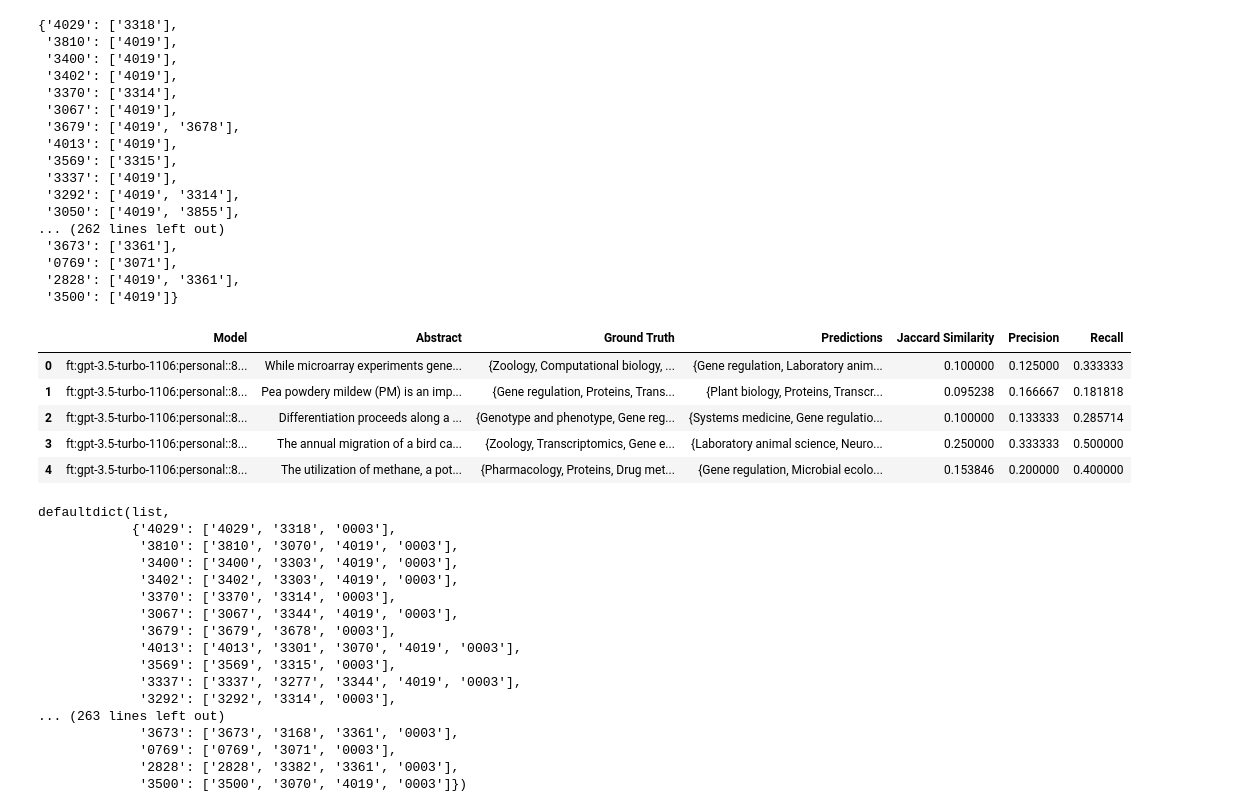
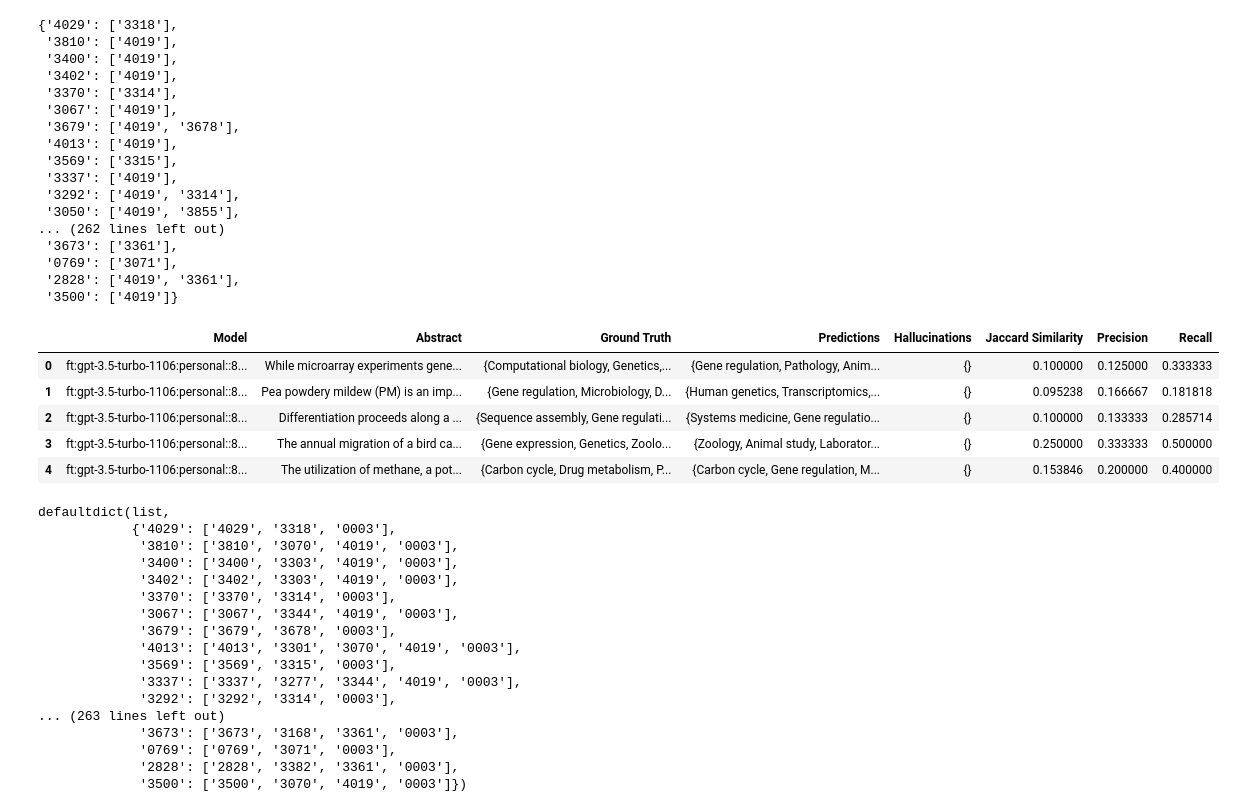
Before and after one commit to ZubairQazi/NDE-GPT, a Jupyter notebook: scoring.ipynb, the cells around one changed output. Saved outputs shown, nothing was run; the diff lists cells and outputs as text; code cells hidden in the pictures.

```diff
--- a/scoring.ipynb
+++ b/scoring.ipynb
@@ -331,7 +95,7 @@ def calculate_precision_recall_per_row(ground_truth, predictions):
     return precision_per_row, recall_per_row
 
 
-precision, recall = calculate_precision_recall_per_row(gpt_output['New Ground Truth'], gpt_output['Predictions'])
+precision, recall = calculate_precision_recall_per_row(gpt_output['Ground Truth'], gpt_output['Predictions'])
 
 print(f'Precision: {precision}')
 print(f'Recall: {recall}')
@@ -361,10 +125,10 @@ def find_added_missing_labels(ground_truth, predictions):
 
     return added_labels_per_row, missing_labels_per_row
 
-added_labels_per_row, missing_labels_per_row = find_added_missing_labels(gpt_output['New Ground Truth'], gpt_output['Predictions'])
+added_labels_per_row, missing_labels_per_row = find_added_missing_labels(gpt_output['Ground Truth'], gpt_output['Predictions'])
 # %%
-gpt_output['Added Labels (Predictions against New Ground Truth)'] = added_labels_per_row
-gpt_output['Missing Labels (Predictions against New Ground Truth)'] = missing_labels_per_row
+gpt_output['Added Labels (Predictions against Ground Truth)'] = added_labels_per_row
+gpt_output['Missing Labels (Predictions against Ground Truth)'] = missing_labels_per_row
 # %%
 # Set the reference model name you want to compare others against
 reference_model_name = 'gpt-3.5-turbo'
@@ -598,17 +362,16 @@ topic_subtree_dict
  '0769': ['3071'],
  '2828': ['4019', '3361'],
  '3500': ['4019']}
-# %%
-data = gpt_output.drop(['Old Ground Truth', 'MeSH Terms'], axis=1).iloc[:, :-5]
-data.rename(columns={'New Ground Truth': 'Ground Truth'}, inplace=True)
-data.head()
-# %% [output]
-|  | Model | Abstract | Ground Truth | Predictions | Jaccard Similarity | Precision | Recall |
-| 0 | ft:gpt-3.5-turbo-1106:personal::8... | While microarray experiments gene... | {Zoology, Computational biology, ... | {Gene regulation, Laboratory anim... | 0.100000 | 0.125000 | 0.333333 |
-| 1 | ft:gpt-3.5-turbo-1106:personal::8... | Pea powdery mildew (PM) is an imp... | {Gene regulation, Proteins, Trans... | {Plant biology, Proteins, Transcr... | 0.095238 | 0.166667 | 0.181818 |
-| 2 | ft:gpt-3.5-turbo-1106:personal::8... | Differentiation proceeds along a ... | {Genotype and phenotype, Gene reg... | {Systems medicine, Gene regulatio... | 0.100000 | 0.133333 | 0.285714 |
-| 3 | ft:gpt-3.5-turbo-1106:personal::8... | The annual migration of a bird ca... | {Zoology, Transcriptomics, Gene e... | {Laboratory animal science, Neuro... | 0.250000 | 0.333333 | 0.500000 |
-| 4 | ft:gpt-3.5-turbo-1106:personal::8... | The utilization of methane, a pot... | {Pharmacology, Proteins, Drug met... | {Gene regulation, Microbial ecolo... | 0.153846 | 0.200000 | 0.400000 |
+# %%
+data = gpt_output.iloc[:, :-4]
+data.head()
+# %% [output]
+|  | Model | Abstract | Ground Truth | Predictions | Hallucinations | Jaccard Similarity | Precision | Recall |
+| 0 | ft:gpt-3.5-turbo-1106:personal::8... | While microarray experiments gene... | {Computational biology, Genetics,... | {Gene regulation, Pathology, Anim... | {} | 0.100000 | 0.125000 | 0.333333 |
+| 1 | ft:gpt-3.5-turbo-1106:personal::8... | Pea powdery mildew (PM) is an imp... | {Gene regulation, Microbiology, D... | {Human genetics, Transcriptomics,... | {} | 0.095238 | 0.166667 | 0.181818 |
+| 2 | ft:gpt-3.5-turbo-1106:personal::8... | Differentiation proceeds along a ... | {Sequence assembly, Gene regulati... | {Systems medicine, Gene regulatio... | {} | 0.100000 | 0.133333 | 0.285714 |
+| 3 | ft:gpt-3.5-turbo-1106:personal::8... | The annual migration of a bird ca... | {Gene expression, Genetics, Zoolo... | {Zoology, Animal study, Laborator... | {} | 0.250000 | 0.333333 | 0.500000 |
+| 4 | ft:gpt-3.5-turbo-1106:personal::8... | The utilization of methane, a pot... | {Carbon cycle, Drug metabolism, P... | {Carbon cycle, Gene regulation, M... | {} | 0.153846 | 0.200000 | 0.400000 |
 # %%
 ground_truths = data['Ground Truth']
 predictions = data['Predictions']
```
Also changed, not shown: parts of 48 cells of this notebook.
